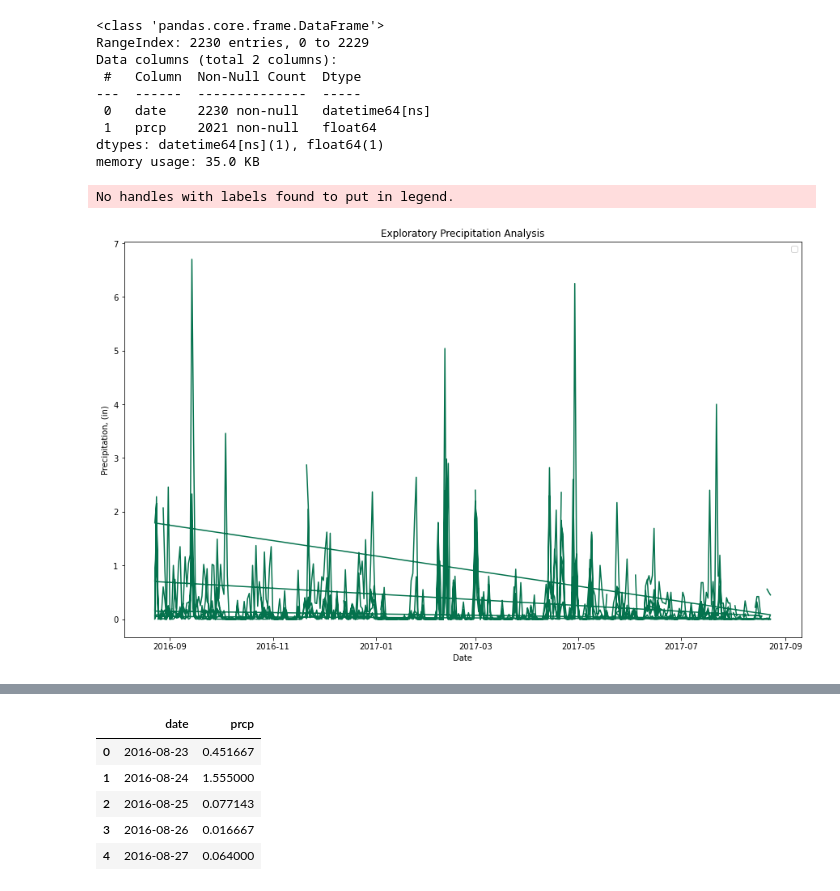
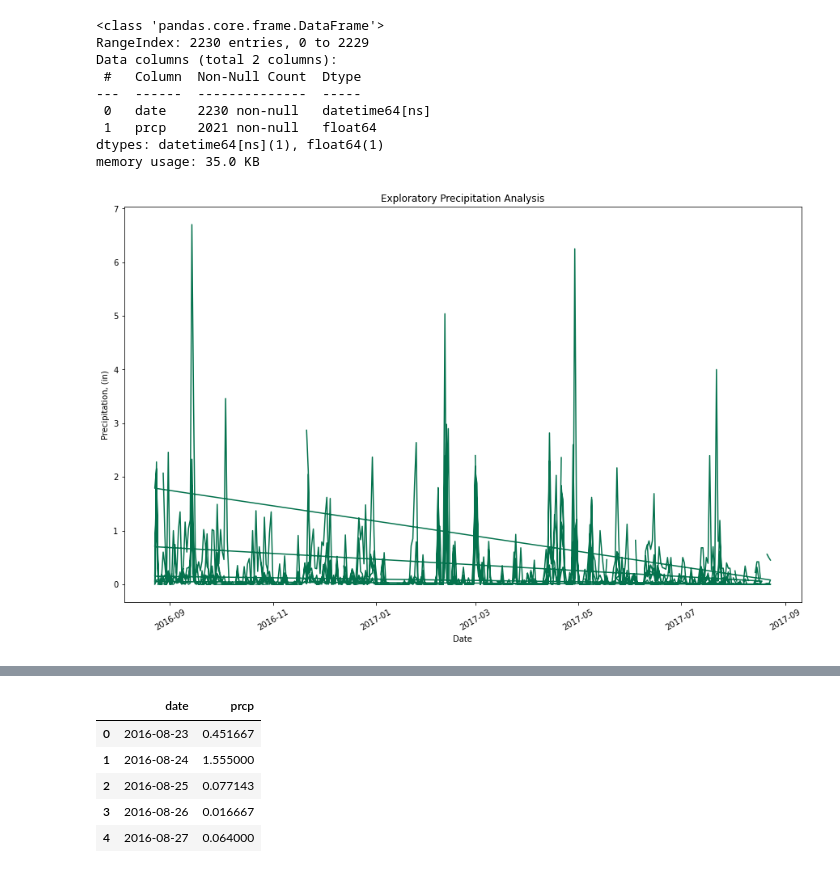
Before and after one commit to boojaado/SQLAlchemy_Challenge, a Jupyter notebook: Submissions/SQL_Challenge_jkeme.ipynb, the cells around one changed output, grey strips where cells are left out. Cells and saved outputs as stored; diff of their text form; code cells hidden in the pictures.

```diff
--- a/Submissions/SQL_Challenge_jkeme.ipynb
+++ b/Submissions/SQL_Challenge_jkeme.ipynb
@@ -241,20 +243,19 @@ memory usage: 35.0 KB
 # %%
 # Create plot
 
 plt.figure(figsize=(15,9))
+
 plt.plot(prcp_df["date"], prcp_df["prcp"], color="#04724D")
 
 plt.title("Exploratory Precipitation Analysis")
 plt.xlabel("Date")
 plt.ylabel("Precipitation, (in)")
-
-plt.legend()
+plt.xticks(rotation=30)
 
 plt.savefig("Resources/Precipitation Plot.png")
 plt.show()
 # %% [output]
-No handles with labels found to put in legend.
-[figure, old version]
+[figure, new version]
 # %%
 # Booth office hours
 query3 = """
```
Also changed, not shown: parts of 10 cells of this notebook, 2 other files.
